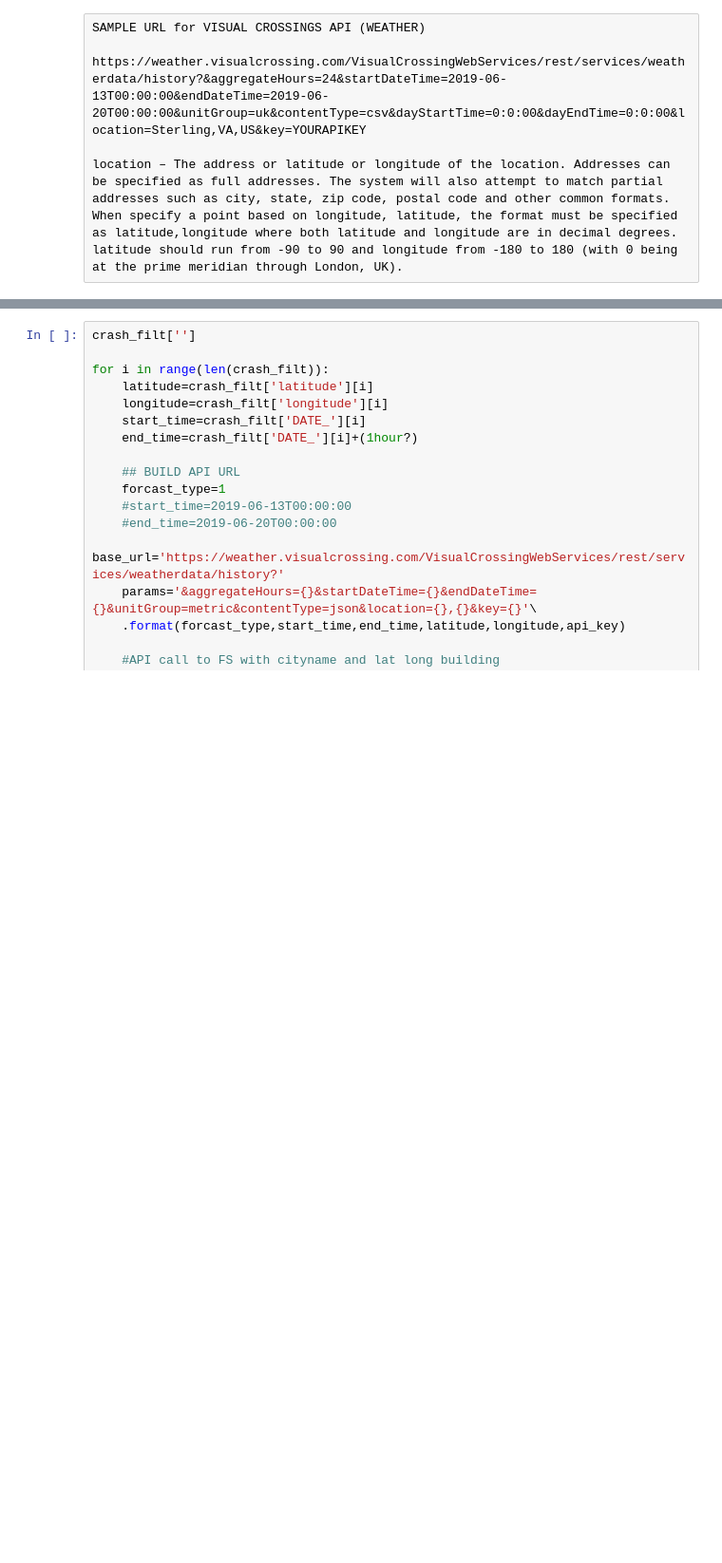
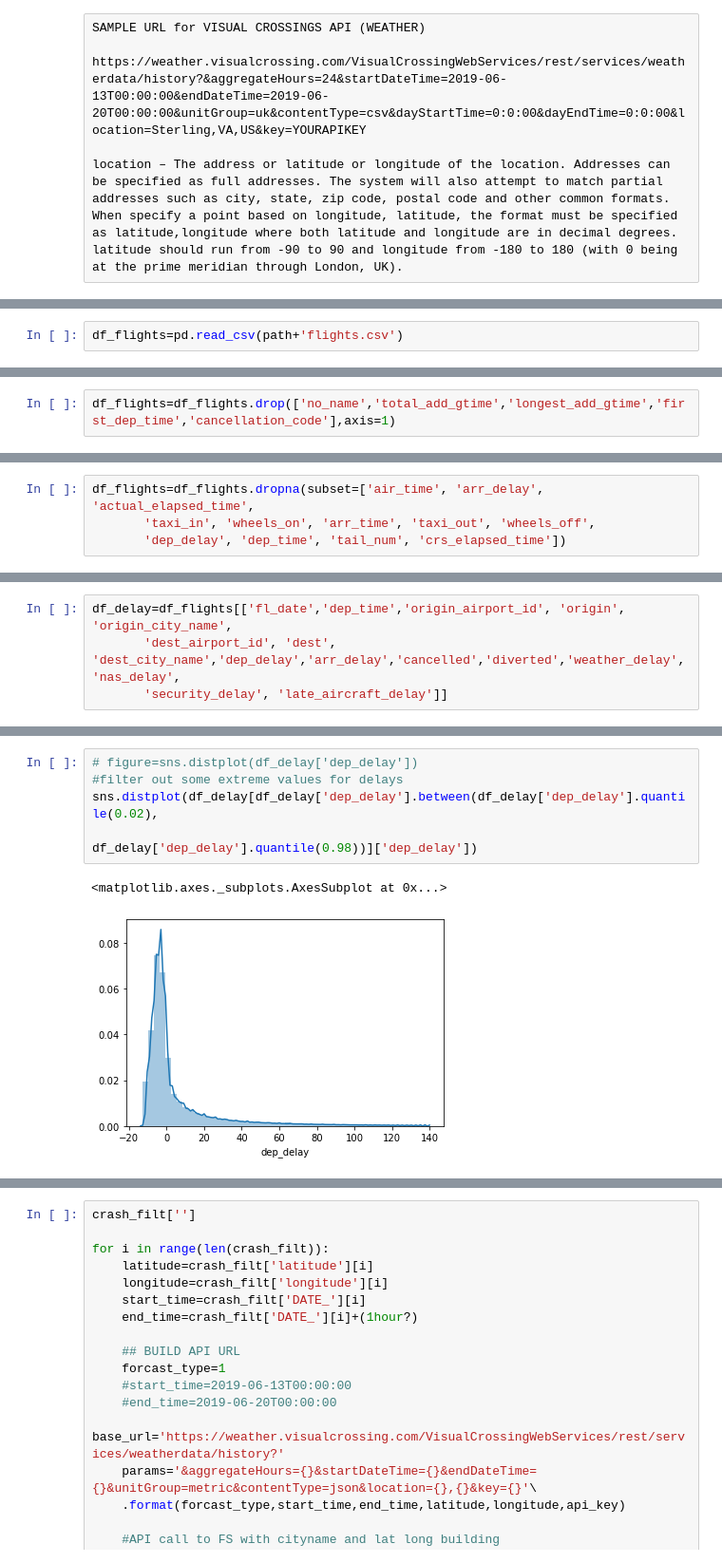
Before and after one commit to davidlinrin/lhl_midterm, a Jupyter notebook: python_code/Task_3.ipynb, the cells around one changed output, grey strips where cells are left out. Shown at 95% size. Drawn from its saved outputs; the diff is of its cells as text; blank space fills up the shorter version.

```diff
--- a/python_code/Task_3.ipynb
+++ b/python_code/Task_3.ipynb
@@ -30,0 +60,2 @@ I'll use latitude and longitude to increase my "towns" list from 326 to 500
+# %%
+df_flights=pd.read_csv(path+'flights.csv')
@@ -30,0 +109,2 @@ I'll use latitude and longitude to increase my "towns" list from 326 to 500
+# %%
+df_flights=df_flights.drop(['no_name','total_add_gtime','longest_add_gtime','first_dep_time','cancellation_code'],axis=1)
@@ -30,0 +150,4 @@ I'll use latitude and longitude to increase my "towns" list from 326 to 500
+# %%
+df_flights=df_flights.dropna(subset=['air_time', 'arr_delay', 'actual_elapsed_time',
+       'taxi_in', 'wheels_on', 'arr_time', 'taxi_out', 'wheels_off',
+       'dep_delay', 'dep_time', 'tail_num', 'crs_elapsed_time'])
@@ -30,0 +184,4 @@ I'll use latitude and longitude to increase my "towns" list from 326 to 500
+# %%
+df_delay=df_flights[['fl_date','dep_time','origin_airport_id', 'origin', 'origin_city_name',
+       'dest_airport_id', 'dest', 'dest_city_name','dep_delay','arr_delay','cancelled','diverted','weather_delay', 'nas_delay',
+       'security_delay', 'late_aircraft_delay']]
@@ -30,0 +214,8 @@ I'll use latitude and longitude to increase my "towns" list from 326 to 500
+# %%
+# figure=sns.distplot(df_delay['dep_delay'])
+#filter out some extreme values for delays
+sns.distplot(df_delay[df_delay['dep_delay'].between(df_delay['dep_delay'].quantile(0.02),
+                                               df_delay['dep_delay'].quantile(0.98))]['dep_delay'])
+# %% [output]
+<matplotlib.axes._subplots.AxesSubplot at 0x...>
+[figure, added]
```
Also changed, not shown: parts of 196 cells of this notebook, 2 other files.
